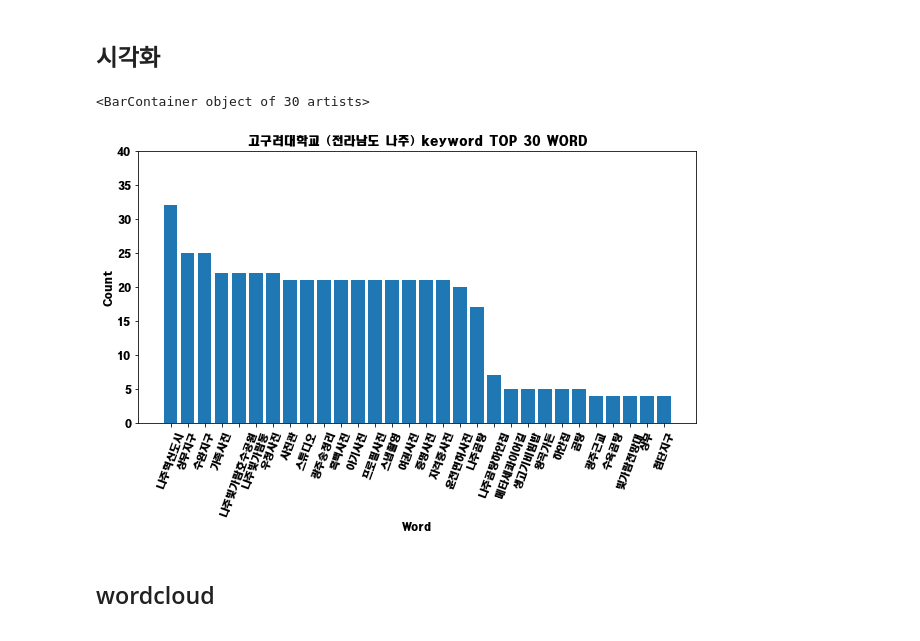
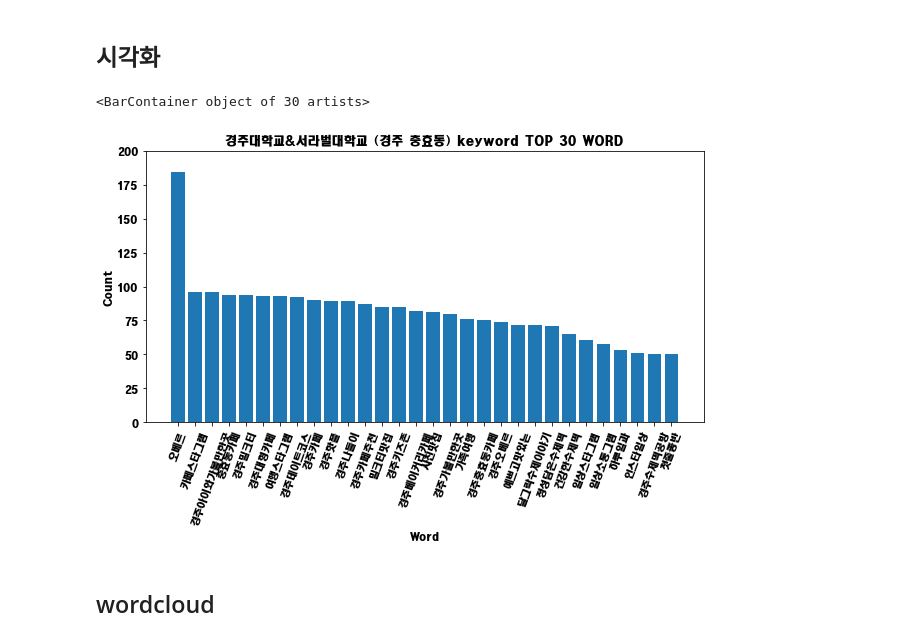
Before and after one commit to clock18/Jupiter, a Jupyter notebook: MLP_Project_4.ipynb, the cells around one changed output. Cells and saved outputs as stored; diff of their text form; code cells hidden in the pictures.

```diff
--- a/MLP_Project_4.ipynb
+++ b/MLP_Project_4.ipynb
@@ -82,30 +79,30 @@ print(tagMost)
 # %%
 import nltk
 
 results_str = " ".join(tagMost) # 결과값 list to string
 tokens = results_str.split(" ") # 각 단어별로 떼어 내서
 text = nltk.Text(tokens) # text에 저장하고
 topWord = text.vocab().most_common(30) # 가장 많이 등장하는 30개의 단어를 추려낸다.
 count = 30
 xlist = [a[0] for a in topWord[:count ]]
 ylist = [a[1] for a in topWord[:count ]]
 
 # 한글 폰트 설정 ( 깨짐 방지 )
 from matplotlib import font_manager, rc
 font_path = "C:\Windows\Fonts\HMKMRHD.ttf"
 font = font_manager.FontProperties(fname=font_path).get_name()
 rc('font', family=font)
 
-plt.figure(figsize = (10,5)) # 그래프 크기 지정
-plt.xlabel('Word') # X축 이름
+plt.figure(figsize = (10,5)) # 그래프 크기
+plt.xlabel('Word') # X축
 plt.xticks(rotation=70) # X축 라벨 회전
-plt.ylabel('Count') # Y축 이름
-plt.title('고구려대학교 (전라남도 나주) '+'keyword TOP '+str(count)+' WORD')
-plt.ylim([0, 40]) # 그래프의 Y축 크기 조절
+plt.ylabel('Count') # Y축
+plt.title('경주대학교&서라벌대학교 (경주 충효동) '+'keyword TOP '+str(count)+' WORD')
+plt.ylim([0, 200]) # 그래프의 Y축 크기 조절
 plt.bar(xlist,ylist) # bar로 실행하면 막대그래프. plot으로 실행하면 꺾은선 그래프.
 # %% [output]
 <BarContainer object of 30 artists>
-[figure, old version]
+[figure, new version]
 # %% [markdown]
 ## wordcloud
 # %%
```
Also changed, not shown: parts of 10 cells of this notebook.
